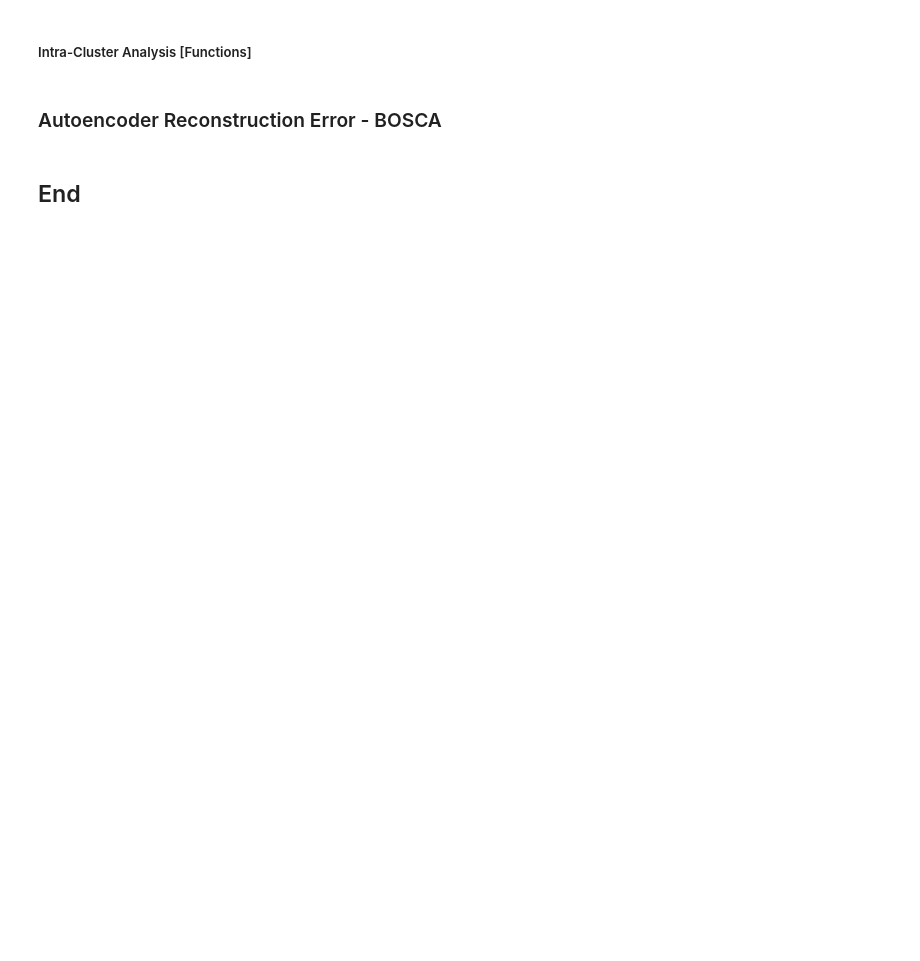
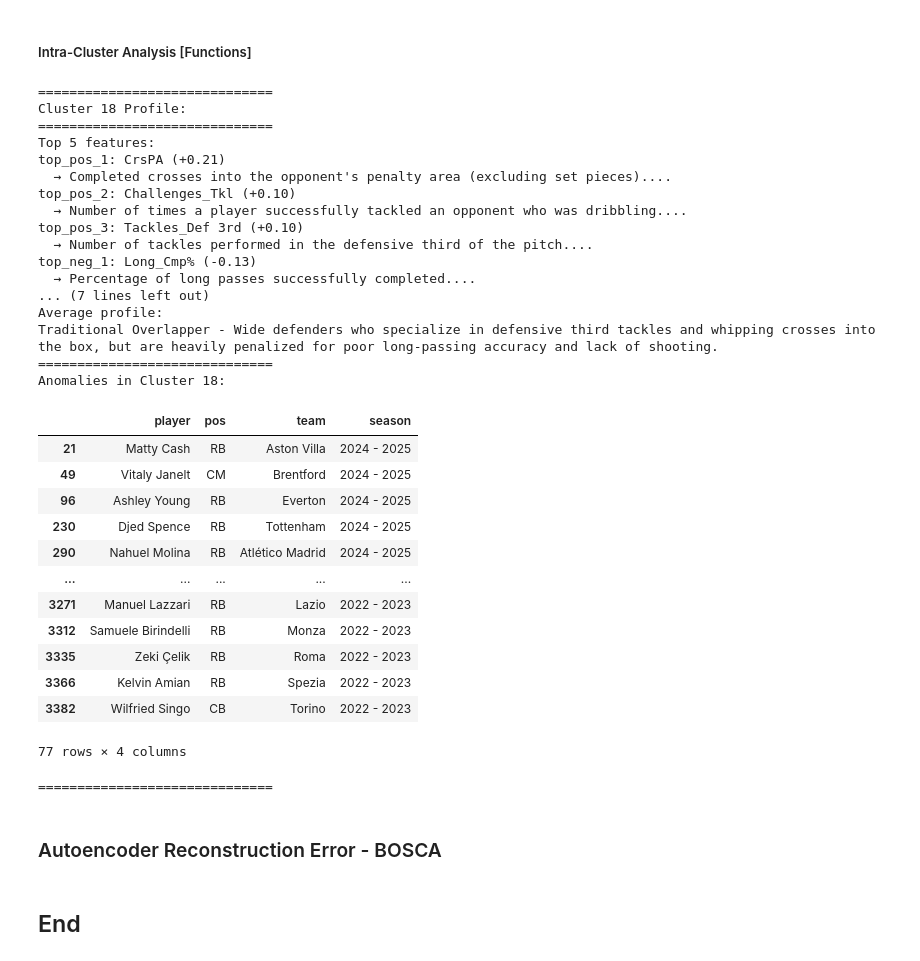
Before and after one commit to andreamurari/DataDriven_Soccer_Scouting, a Jupyter notebook: DataDriven_Soccer_Scouting.ipynb, the cells around one changed output. Drawn from its saved outputs; the diff is of its cells as text; code cells hidden in the pictures; blank space fills up the shorter version.

```diff
--- a/DataDriven_Soccer_Scouting.ipynb
+++ b/DataDriven_Soccer_Scouting.ipynb
@@ -1162,29 +1106,63 @@ Low-Moderate correlations (20-35%):
 # %%
 def analyze_cluster(cluster_id):
 
     dominant_pos = df_cluster_profile.loc[cluster_id, "dominant_role"].split(" ")[0]
 
     print("==============================")
     print(f"Cluster {cluster_id} Profile:")
     print("==============================")
     print("Top 5 features: ")
     for col in ['top_pos_1', 'top_pos_2', 'top_pos_3', 'top_neg_1', 'top_neg_2', 'top_neg_3']:
         feature = df_cluster_profile.loc[cluster_id, col]
         print(f"{col}: {feature}")
         # Extract feature name (before the parenthesis)
         if feature != "-":
             feature_name = feature.split(" (")[0]
             if feature_name in glossary_dict:
                 print(f"  → {glossary_dict[feature_name][:100]}...")
     print("Most frequent position: ", df_cluster_profile.loc[cluster_id, "dominant_role"])
     print("Other positions: ", df_cluster_profile.loc[cluster_id, "other_positions"])
     print("==============================")
     print("Average profile:")
     print(df_cluster_profile.loc[cluster_id, "scouting_report"])
     print("==============================")
     print(f"Anomalies in Cluster {cluster_id}:")
     display(df_clusters[(df_clusters['cluster'] == cluster_id) & (df_clusters['pos'] != dominant_pos)][['player', 'pos', 'team', 'season']])
     print("==============================")
+
+analyze_cluster(18)
+# %% [output]
+==============================
+Cluster 18 Profile:
+==============================
+Top 5 features:
+top_pos_1: CrsPA (+0.21)
+  → Completed crosses into the opponent's penalty area (excluding set pieces)....
+top_pos_2: Challenges_Tkl (+0.10)
+  → Number of times a player successfully tackled an opponent who was dribbling....
+top_pos_3: Tackles_Def 3rd (+0.10)
+  → Number of tackles performed in the defensive third of the pitch....
+top_neg_1: Long_Cmp% (-0.13)
+  → Percentage of long passes successfully completed....
+... (7 lines left out)
+Average profile:
+Traditional Overlapper - Wide defenders who specialize in defensive third tackles and whipping crosses into the box, but are heavily penalized for poor long-passing accuracy and lack of shooting.
+==============================
+Anomalies in Cluster 18:
+|  | player | pos | team | season |
+| 21 | Matty Cash | RB | Aston Villa | 2024 - 2025 |
+| 49 | Vitaly Janelt | CM | Brentford | 2024 - 2025 |
+| 96 | Ashley Young | RB | Everton | 2024 - 2025 |
+| 230 | Djed Spence | RB | Tottenham | 2024 - 2025 |
+| 290 | Nahuel Molina | RB | Atlético Madrid | 2024 - 2025 |
+| ... | ... | ... | ... | ... |
+| 3271 | Manuel Lazzari | RB | Lazio | 2022 - 2023 |
+| 3312 | Samuele Birindelli | RB | Monza | 2022 - 2023 |
+| 3335 | Zeki Çelik | RB | Roma | 2022 - 2023 |
+| 3366 | Kelvin Amian | RB | Spezia | 2022 - 2023 |
+| 3382 | Wilfried Singo | CB | Torino | 2022 - 2023 |
+77 rows × 4 columns
+==============================
 # %%
 def plot_cluster_positions(cluster_id, df_clusters=df_clusters):
     """
```
Also changed, not shown: parts of 7 cells of this notebook, 1 other file.
